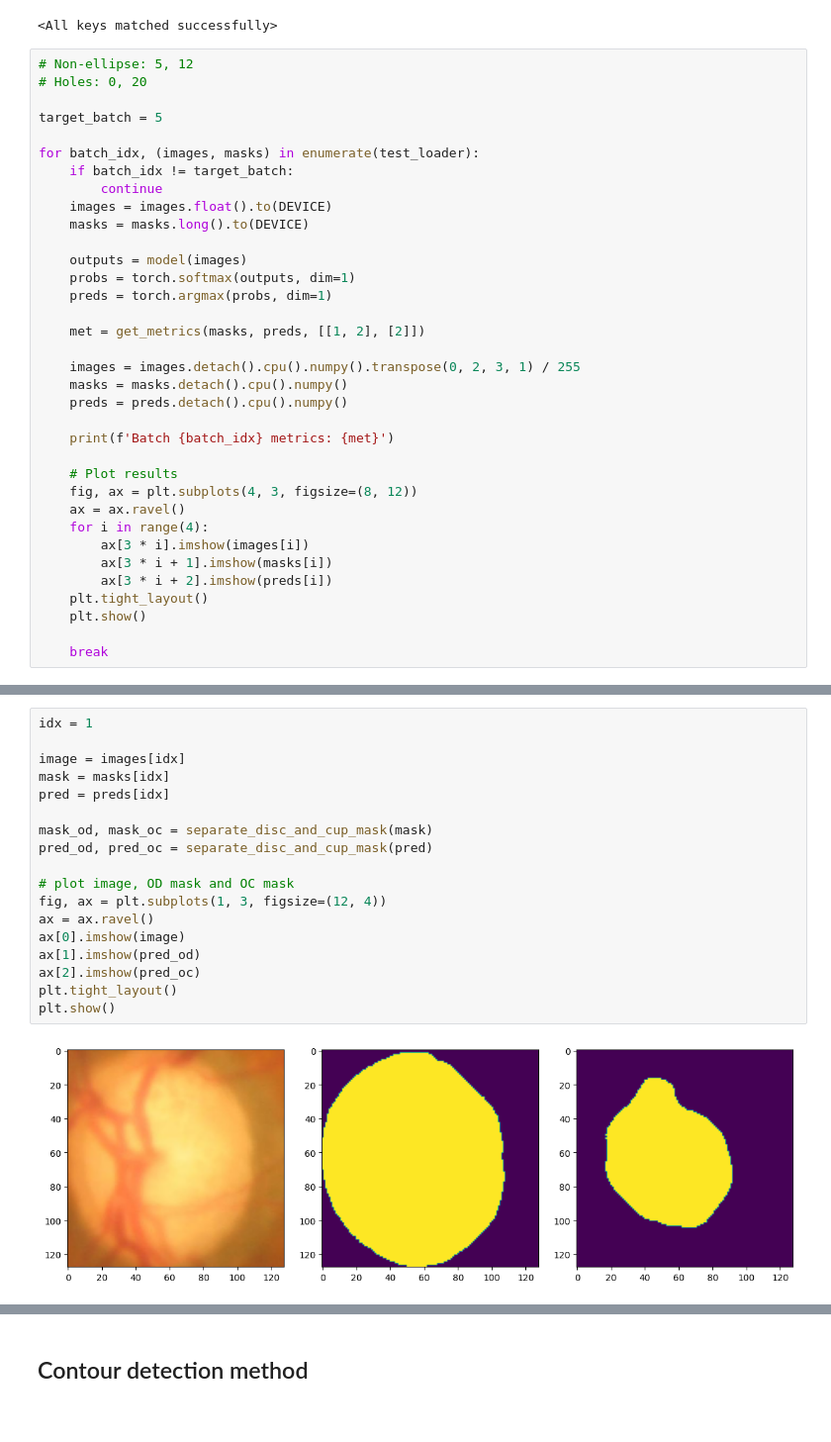
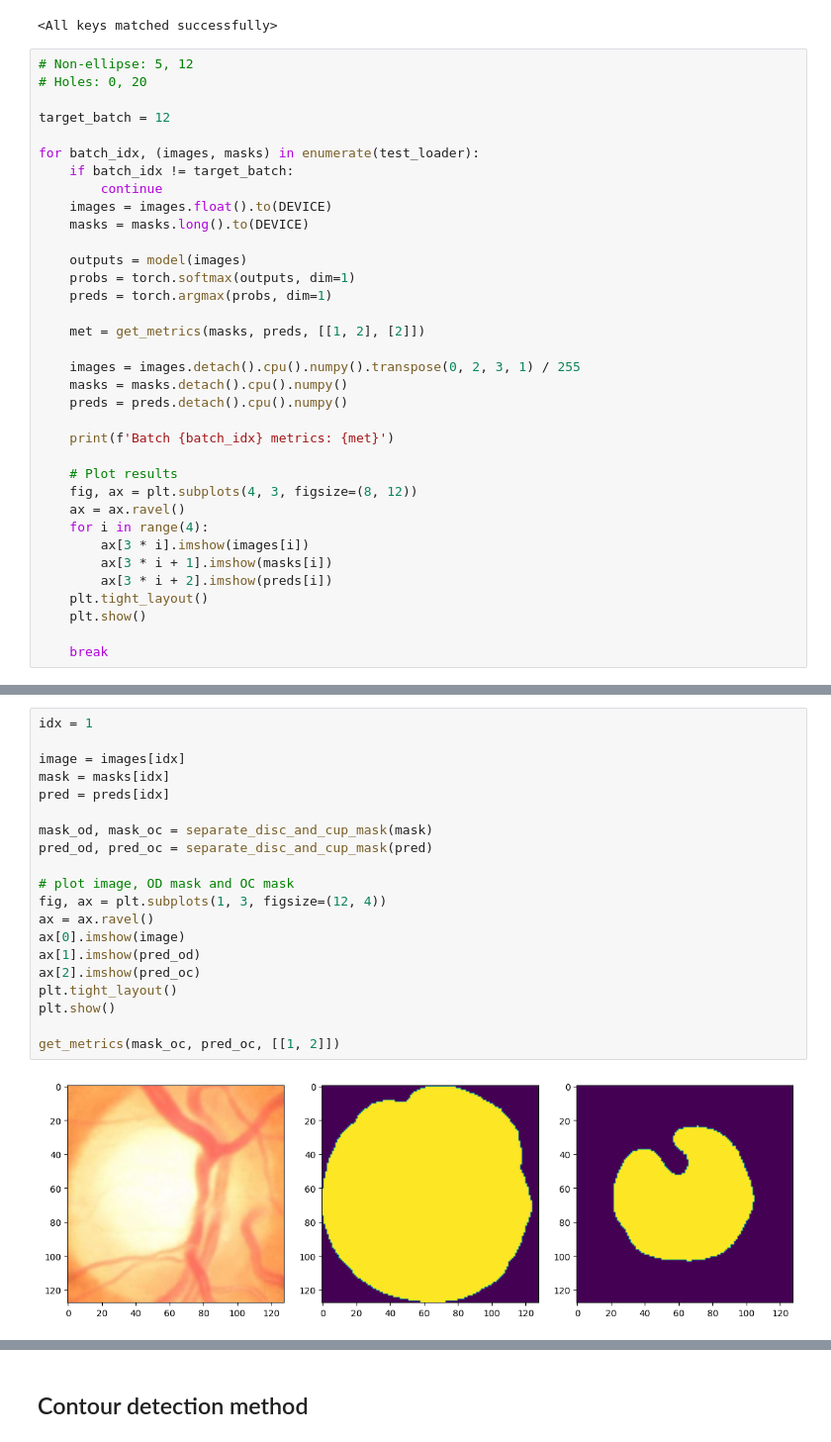
Before and after one commit to AkosKappel/DP-GlaucomaSegmentation, a Jupyter notebook: notebooks/workspace.ipynb, the cells around one changed output, grey strips where cells are left out. Shown at 99% size. Drawn from its saved outputs; the diff is of its cells as text.

```diff
--- a/notebooks/workspace.ipynb
+++ b/notebooks/workspace.ipynb
@@ -315,7 +317,7 @@ model.load_state_dict(checkpoint)
 # Non-ellipse: 5, 12
 # Holes: 0, 20
 
-target_batch = 5
+target_batch = 12
 
 for batch_idx, (images, masks) in enumerate(test_loader):
     if batch_idx != target_batch:
@@ -352,20 +354,22 @@ Batch 5 metrics: {'accuracy_OD': 0.9769134521484375, 'precision_OD': 0.987557230
 # %%
 idx = 1
 
 image = images[idx]
 mask = masks[idx]
 pred = preds[idx]
 
 mask_od, mask_oc = separate_disc_and_cup_mask(mask)
 pred_od, pred_oc = separate_disc_and_cup_mask(pred)
 
 # plot image, OD mask and OC mask
 fig, ax = plt.subplots(1, 3, figsize=(12, 4))
 ax = ax.ravel()
 ax[0].imshow(image)
 ax[1].imshow(pred_od)
 ax[2].imshow(pred_oc)
 plt.tight_layout()
 plt.show()
+
+get_metrics(mask_oc, pred_oc, [[1, 2]])
 # %% [output]
-[figure, old version]
+[figure, new version]
```
Also changed, not shown: parts of 7 cells of this notebook, 5 other files.
